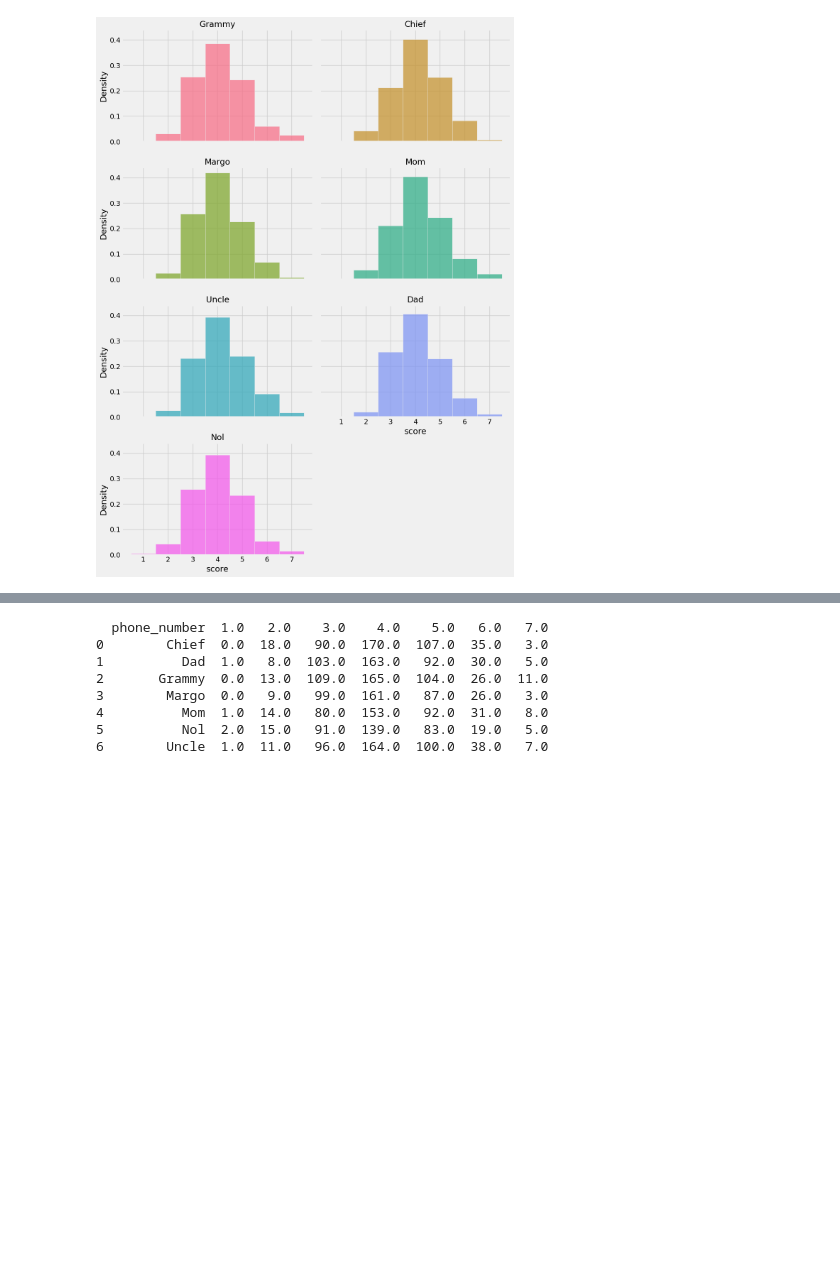
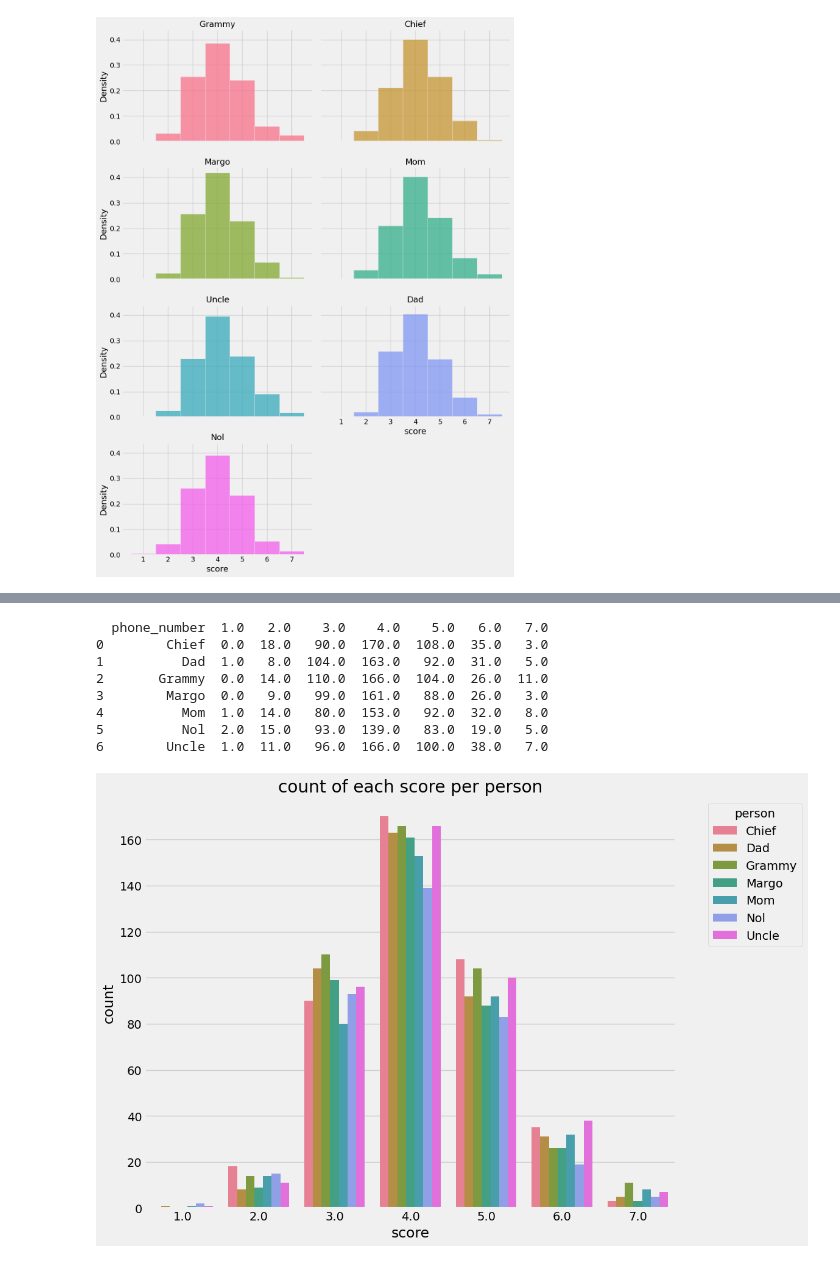
Before and after one commit to mfmiller7/WordleStats, a Jupyter notebook: wordle-scraper.ipynb, the cells around one changed output, grey strips where cells are left out. Drawn from its saved outputs; the diff is of its cells as text; code cells hidden in the pictures; blank space fills up the shorter version.

```diff
--- a/wordle-scraper.ipynb
+++ b/wordle-scraper.ipynb
@@ -182,26 +182,42 @@ cleaned_df.groupby("phone_number")['score'].describe().sort_values('mean', ascen
 # %%
 score_counts = cleaned_df.groupby(['phone_number', 'score']).size().reset_index(name='count')
 
 pivot_table = score_counts.pivot_table(
     index='phone_number',
     columns='score',
     values='count',
     fill_value=0
 ).reset_index()
 
 pivot_table.columns.name = None
 pivot_table = pivot_table.rename(columns={col: str(col) for col in pivot_table.columns})
 
 print(pivot_table)
+
+melted_df = pd.melt(pivot_table, id_vars=['phone_number'], var_name='score', value_name='count')
+
+melted_df['score'] = pd.Categorical(melted_df['score'])
+
+plt.figure(figsize=(12, 8))
+sns.barplot(data=melted_df, x='score', y='count', hue='phone_number', dodge=True)
+
+plt.title('count of each score per person')
+plt.xlabel('score')
+plt.ylabel('count')
+plt.legend(title='person', bbox_to_anchor=(1.05, 1), loc='upper left')
+plt.tight_layout()
+
+plt.show()
 # %% [output]
   phone_number  1.0   2.0    3.0    4.0    5.0   6.0   7.0
-0        Chief  0.0  18.0   90.0  170.0  107.0  35.0   3.0
-1          Dad  1.0   8.0  103.0  163.0   92.0  30.0   5.0
-2       Grammy  0.0  13.0  109.0  165.0  104.0  26.0  11.0
-3        Margo  0.0   9.0   99.0  161.0   87.0  26.0   3.0
-4          Mom  1.0  14.0   80.0  153.0   92.0  31.0   8.0
-5          Nol  2.0  15.0   91.0  139.0   83.0  19.0   5.0
-6        Uncle  1.0  11.0   96.0  164.0  100.0  38.0   7.0
+0        Chief  0.0  18.0   90.0  170.0  108.0  35.0   3.0
+1          Dad  1.0   8.0  104.0  163.0   92.0  31.0   5.0
+2       Grammy  0.0  14.0  110.0  166.0  104.0  26.0  11.0
+3        Margo  0.0   9.0   99.0  161.0   88.0  26.0   3.0
+4          Mom  1.0  14.0   80.0  153.0   92.0  32.0   8.0
+5          Nol  2.0  15.0   93.0  139.0   83.0  19.0   5.0
+6        Uncle  1.0  11.0   96.0  166.0  100.0  38.0   7.0
+[figure, added]
 # %%
 hr_min = []
 for row in cleaned.timestamp:
```
Also changed, not shown: parts of 7 cells of this notebook.
